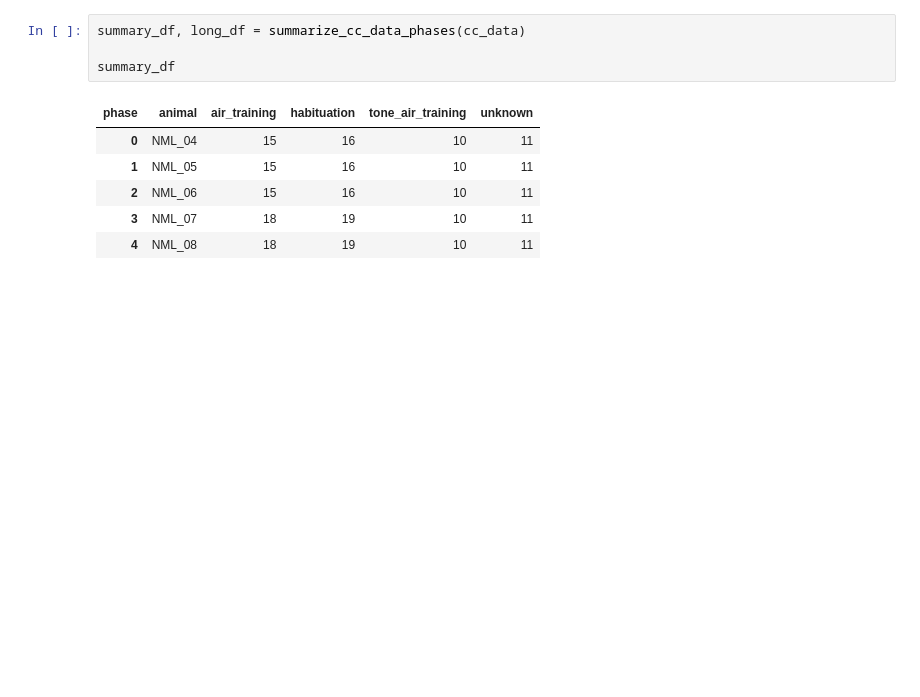
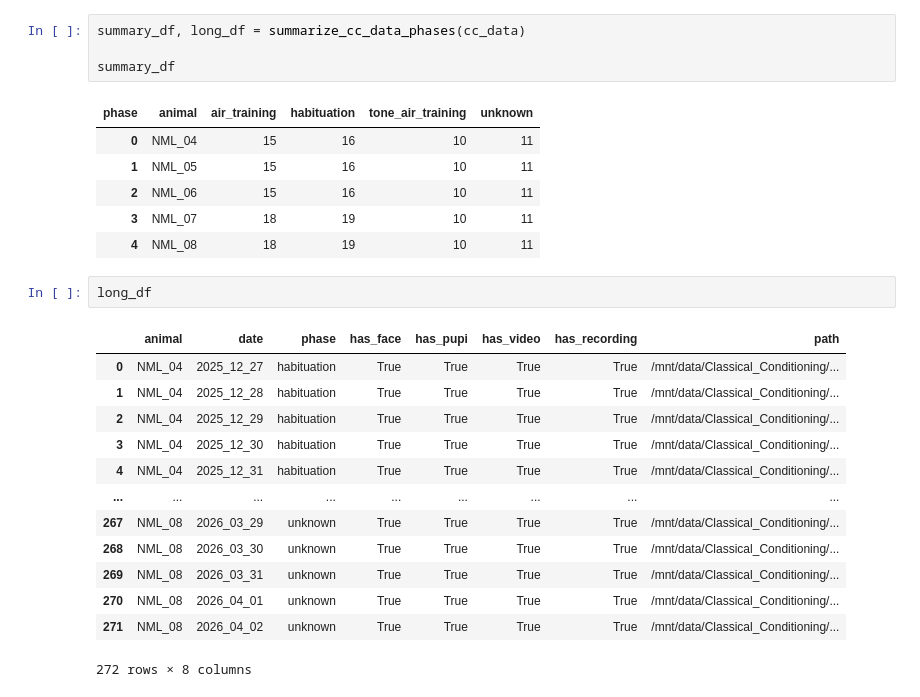
Before and after one commit to neuromomentumlab/Classical_Conditioning_Air_Wheel, a Jupyter notebook: Python/notebooks/data_exploration.ipynb, the cells around one changed output. Cells and saved outputs as stored; diff of their text form; blank space fills up the shorter version.

```diff
--- a/Python/notebooks/data_exploration.ipynb
+++ b/Python/notebooks/data_exploration.ipynb
@@ -104,3 +109,19 @@ summary_df
 | 2 | NML_06 | 15 | 16 | 10 | 11 |
 | 3 | NML_07 | 18 | 19 | 10 | 11 |
 | 4 | NML_08 | 18 | 19 | 10 | 11 |
+# %%
+long_df
+# %% [output]
+|  | animal | date | phase | has_face | has_pupi | has_video | has_recording | path |
+| 0 | NML_04 | 2025_12_27 | habituation | True | True | True | True | /mnt/data/Classical_Conditioning/... |
+| 1 | NML_04 | 2025_12_28 | habituation | True | True | True | True | /mnt/data/Classical_Conditioning/... |
+| 2 | NML_04 | 2025_12_29 | habituation | True | True | True | True | /mnt/data/Classical_Conditioning/... |
+| 3 | NML_04 | 2025_12_30 | habituation | True | True | True | True | /mnt/data/Classical_Conditioning/... |
+| 4 | NML_04 | 2025_12_31 | habituation | True | True | True | True | /mnt/data/Classical_Conditioning/... |
+| ... | ... | ... | ... | ... | ... | ... | ... | ... |
+| 267 | NML_08 | 2026_03_29 | unknown | True | True | True | True | /mnt/data/Classical_Conditioning/... |
+| 268 | NML_08 | 2026_03_30 | unknown | True | True | True | True | /mnt/data/Classical_Conditioning/... |
+| 269 | NML_08 | 2026_03_31 | unknown | True | True | True | True | /mnt/data/Classical_Conditioning/... |
+| 270 | NML_08 | 2026_04_01 | unknown | True | True | True | True | /mnt/data/Classical_Conditioning/... |
+| 271 | NML_08 | 2026_04_02 | unknown | True | True | True | True | /mnt/data/Classical_Conditioning/... |
+272 rows × 8 columns
```
Also changed, not shown: parts of 1 cell of this notebook, 4 other files.
